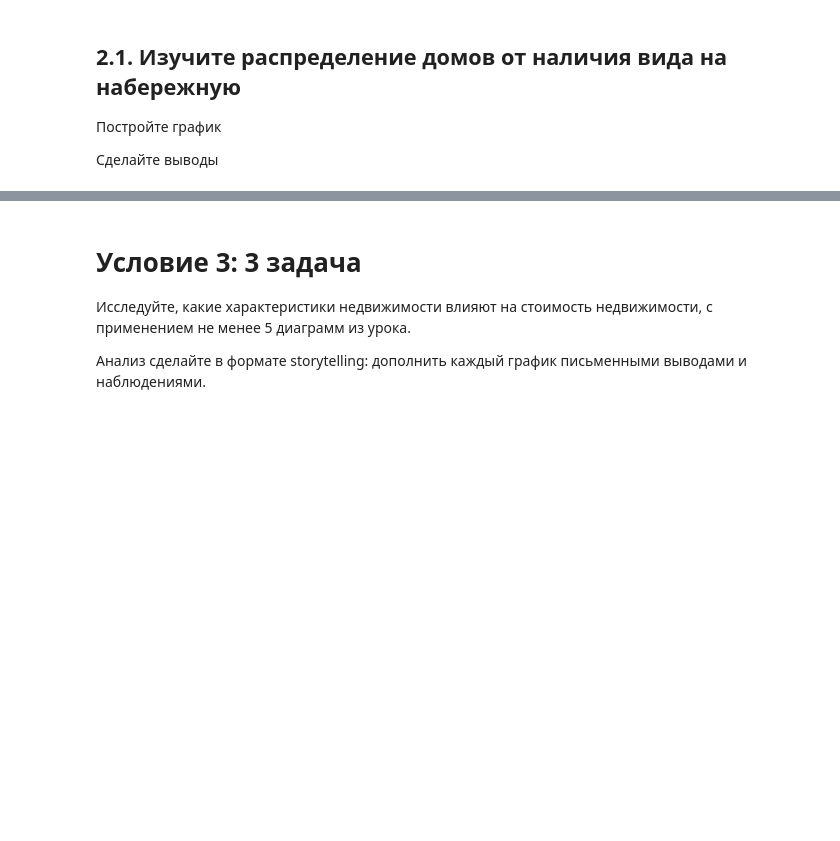
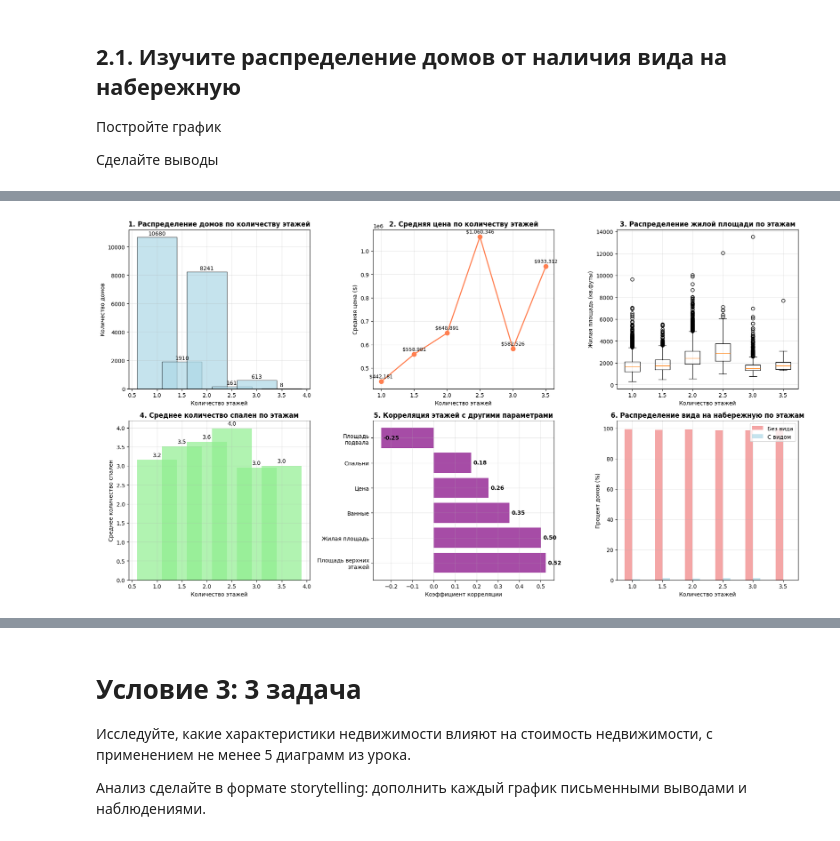
Before and after one commit to SvZor/-Python-Sem, a Jupyter notebook: attest.PyForAnalitic.ipynb, the cells around one changed output, grey strips where cells are left out. Drawn from its saved outputs; the diff is of its cells as text; code cells hidden in the pictures; blank space fills up the shorter version.

```diff
--- a/attest.PyForAnalitic.ipynb
+++ b/attest.PyForAnalitic.ipynb
@@ -705,0 +873,72 @@ for year, count in top_years.items():
+# %%
+fig, axes = plt.subplots(2, 3, figsize=(18, 10))
+
+# График 1: Распределение количества этажей
+floors_counts = kc_house['floors'].value_counts().sort_index()
+axes[0, 0].bar(floors_counts.index, floors_counts.values, color='lightblue', alpha=0.7, edgecolor='black')
+axes[0, 0].set_title('1. Распределение домов по количеству этажей', fontweight='bold')
+axes[0, 0].set_xlabel('Количество этажей')
+axes[0, 0].set_ylabel('Количество домов')
+# Добавляем значения на столбцы
+for i, v in enumerate(floors_counts.values):
+    axes[0, 0].text(floors_counts.index[i], v + 50, str(v), ha='center', va='bottom')
+
+# График 2: Средняя цена по количеству этажей
+price_by_floors = kc_house.groupby('floors')['price'].mean()
+axes[0, 1].plot(price_by_floors.index, price_by_floors.values, marker='o', linewidth=2, markersize=8, color='coral')
+axes[0, 1].set_title('2. Средняя цена по количеству этажей', fontweight='bold')
+axes[0, 1].set_xlabel('Количество этажей')
+axes[0, 1].set_ylabel('Средняя цена ($)')
+# Добавляем значения на точки
+for i, v in enumerate(price_by_floors.values):
+    axes[0, 1].text(price_by_floors.index[i], v + 10000, f'${v:,.0f}', ha='center', va='bottom', fontsize=9)
+
+# График 3: Распределение площади по этажам
+floors_sqft_data = [kc_house[kc_house['floors'] == floor]['sqft_living'] for floor in sorted(kc_house['floors'].unique())]
+axes[0, 2].boxplot(floors_sqft_data, labels=sorted(kc_house['floors'].unique()))
+axes[0, 2].set_title('3. Распределение жилой площади по этажам', fontweight='bold')
+axes[0, 2].set_xlabel('Количество этажей')
+axes[0, 2].set_ylabel('Жилая площадь (кв.футы)')
+
+# График 4: Количество спален по этажам
+bedrooms_by_floors = kc_house.groupby('floors')['bedrooms'].mean()
+axes[1, 0].bar(bedrooms_by_floors.index, bedrooms_by_floors.values, color='lightgreen', alpha=0.7)
+axes[1, 0].set_title('4. Среднее количество спален по этажам', fontweight='bold')
+axes[1, 0].set_xlabel('Количество этажей')
+axes[1, 0].set_ylabel('Среднее количество спален')
+# Добавляем значения на столбцы
+for i, v in enumerate(bedrooms_by_floors.values):
+    axes[1, 0].text(bedrooms_by_floors.index[i], v + 0.05, f'{v:.1f}', ha='center', va='bottom')
+
+# График 5: Корреляция этажей с другими параметрами
+corr_vars = ['floors', 'price', 'sqft_living', 'bedrooms', 'bathrooms', 'sqft_above', 'sqft_basement']
+corr_matrix = kc_house[corr_vars].corr()
+floors_correlations = corr_matrix['floors'].drop('floors').sort_values(ascending=False)
+
+axes[1, 1].barh(range(len(floors_correlations)), floors_correlations.values, color='purple', alpha=0.7)
+axes[1, 1].set_yticks(range(len(floors_correlations)))
+axes[1, 1].set_yticklabels(['Площадь верхних\nэтажей', 'Жилая площадь', 'Ванные', 'Цена', 'Спальни', 'Площадь\nподвала'])
+axes[1, 1].set_title('5. Корреляция этажей с другими параметрами', fontweight='bold')
+axes[1, 1].set_xlabel('Коэффициент корреляции')
+# Добавляем значения на столбцы
+for i, v in enumerate(floors_correlations.values):
+    axes[1, 1].text(v + 0.01, i, f'{v:.2f}', va='center', fontweight='bold')
+
+# График 6: Соотношение этажей и вида на набережную
+floors_waterfront = kc_house.groupby(['floors', 'waterfront']).size().unstack()
+floors_waterfront_percentage = floors_waterfront.div(floors_waterfront.sum(axis=1), axis=0) * 100
+floors_waterfront_percentage.plot(kind='bar', ax=axes[1, 2], color=['lightcoral', 'lightblue'], alpha=0.7)
+axes[1, 2].set_title('6. Распределение вида на набережную по этажам', fontweight='bold')
+axes[1, 2].set_xlabel('Количество этажей')
+axes[1, 2].set_ylabel('Процент домов (%)')
+axes[1, 2].legend(['Без вида', 'С видом'])
+axes[1, 2].tick_params(axis='x', rotation=0)
+
+# Добавляем сетку всем графикам
+for ax in axes.flat:
+    ax.grid(True, alpha=0.3)
+
+plt.tight_layout()
+plt.show()
+# %% [output]
+[figure, added]
```
Also changed, not shown: parts of 17 cells of this notebook.
